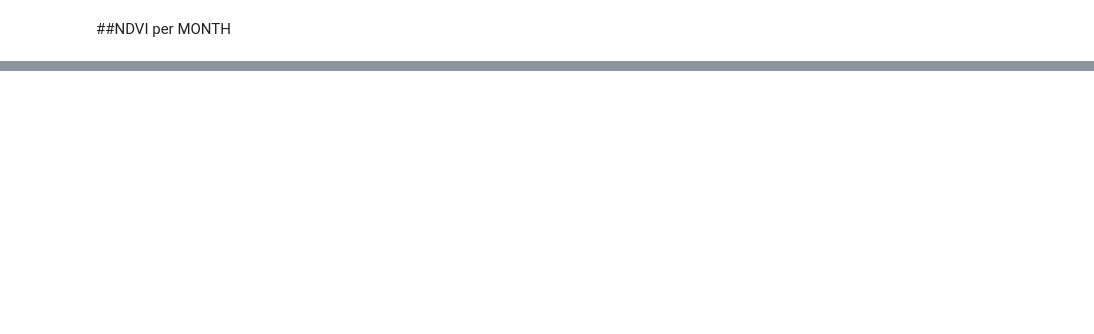
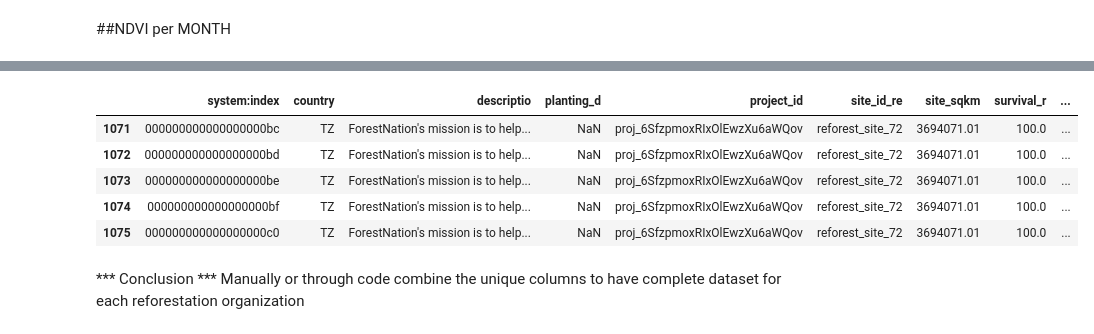
Before and after one commit to Societal-Computing/Forest_Monitoring, a Jupyter notebook: src/GEE_columns_generation.ipynb, the cells around one changed output, grey strips where cells are left out. Cells and saved outputs as stored; diff of their text form; code cells hidden in the pictures; blank space fills up the shorter version.

```diff
--- a/src/GEE_columns_generation.ipynb
+++ b/src/GEE_columns_generation.ipynb
@@ -332,7 +385,7 @@ Export completed.
 ##GLOBAL FOREST LOSS GROUPS EXTRACTION,using the python code in the "data_analysis.ipny" create the colun s "loss_pre_5","loss_post_3",loss_post_5"
 # %%
 
-plantp = ee.FeatureCollection('projects/ee-forest-monitoring/assets/verra_asia')
+plantp = ee.FeatureCollection('projects/ee-forest-monitoring/assets/plant_pp_new_shapefile_new')
 gfc2017 = ee.Image('UMD/hansen/global_forest_change_2023_v1_11')
 
 
@@ -363,7 +416,8 @@ print(first_result)
 # Exporting and saving the results as CSV file to Google Drive
 task = ee.batch.Export.table.toDrive(
     collection=loss_results,
-    description='forest_loss_by_polygon',
+    folder='Plant_planet',
+    description='plant_forest_loss_by_polygon',
     fileFormat='CSV'
 )
 task.start()
@@ -478,0 +762,40 @@ All tasks completed.
+# %%
+df=combined_df
+def find_top_three_ndvi_months(row):
+    ndvi_columns = ['NDVI_01', 'NDVI_02', 'NDVI_03', 'NDVI_04', 'NDVI_05', 'NDVI_06',
+                    'NDVI_07', 'NDVI_08', 'NDVI_09', 'NDVI_010', 'NDVI_011', 'NDVI_012']
+    ndvi_values = []
+
+    # Collecting NDVI values and their corresponding months
+    for column in ndvi_columns:
+        month_number = column.split('_')[1]
+        ndvi_value = row[column]
+        ndvi_values.append((ndvi_value, month_number))
+
+    # Sorting the list by NDVI values in descending order
+    ndvi_values.sort(reverse=True, key=lambda x: x[0])
+
+    # Extracting the top three months
+    top_three_months = [int(month) for _, month in ndvi_values[:3]]
+
+    return top_three_months
+
+
+df['Top_Three_NDVI_Months'] = df.apply(find_top_three_ndvi_months, axis=1)
+
+
+ndvi_columns_to_drop = ['NDVI_01', 'NDVI_02', 'NDVI_03', 'NDVI_04', 'NDVI_05', 'NDVI_06',
+                        'NDVI_07', 'NDVI_08', 'NDVI_09', 'NDVI_010', 'NDVI_011', 'NDVI_012']
+
+
+df.drop(columns=ndvi_columns_to_drop, inplace=True)
+
+
+df.tail()
+# %% [output]
+|  | system:index | country | descriptio | planting_d | project_id | site_id_re | site_sqkm | survival_r | ... |
+| 1071 | 000000000000000000bc | TZ | ForestNation's mission is to help... | NaN | proj_6SfzpmoxRIxOlEwzXu6aWQov | reforest_site_72 | 3694071.01 | 100.0 | ... |
+| 1072 | 000000000000000000bd | TZ | ForestNation's mission is to help... | NaN | proj_6SfzpmoxRIxOlEwzXu6aWQov | reforest_site_72 | 3694071.01 | 100.0 | ... |
+| 1073 | 000000000000000000be | TZ | ForestNation's mission is to help... | NaN | proj_6SfzpmoxRIxOlEwzXu6aWQov | reforest_site_72 | 3694071.01 | 100.0 | ... |
+| 1074 | 000000000000000000bf | TZ | ForestNation's mission is to help... | NaN | proj_6SfzpmoxRIxOlEwzXu6aWQov | reforest_site_72 | 3694071.01 | 100.0 | ... |
+| 1075 | 000000000000000000c0 | TZ | ForestNation's mission is to help... | NaN | proj_6SfzpmoxRIxOlEwzXu6aWQov | reforest_site_72 | 3694071.01 | 100.0 | ... |
@@ -478,0 +804,3 @@ All tasks completed.
+# %% [markdown]
+*** Conclusion ***
+Manually or through code  combine the unique columns to have complete dataset for each reforestation organization
```
Also changed, not shown: parts of 22 cells of this notebook.
